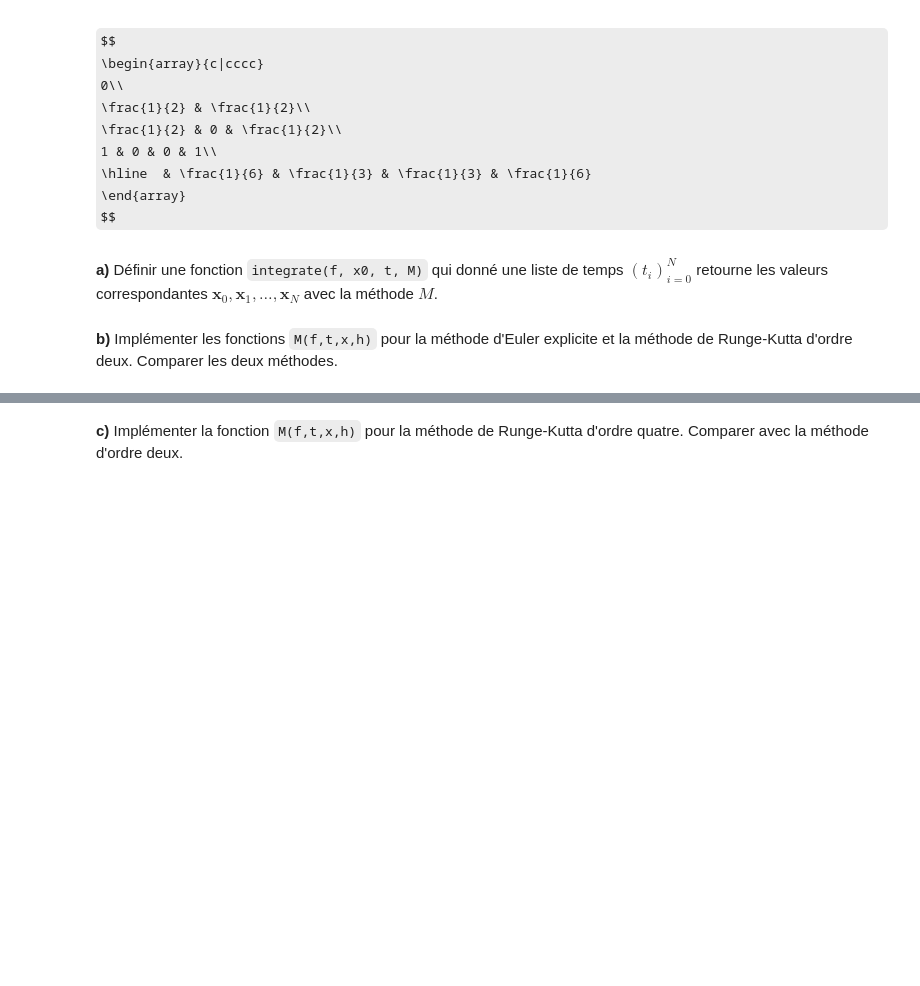
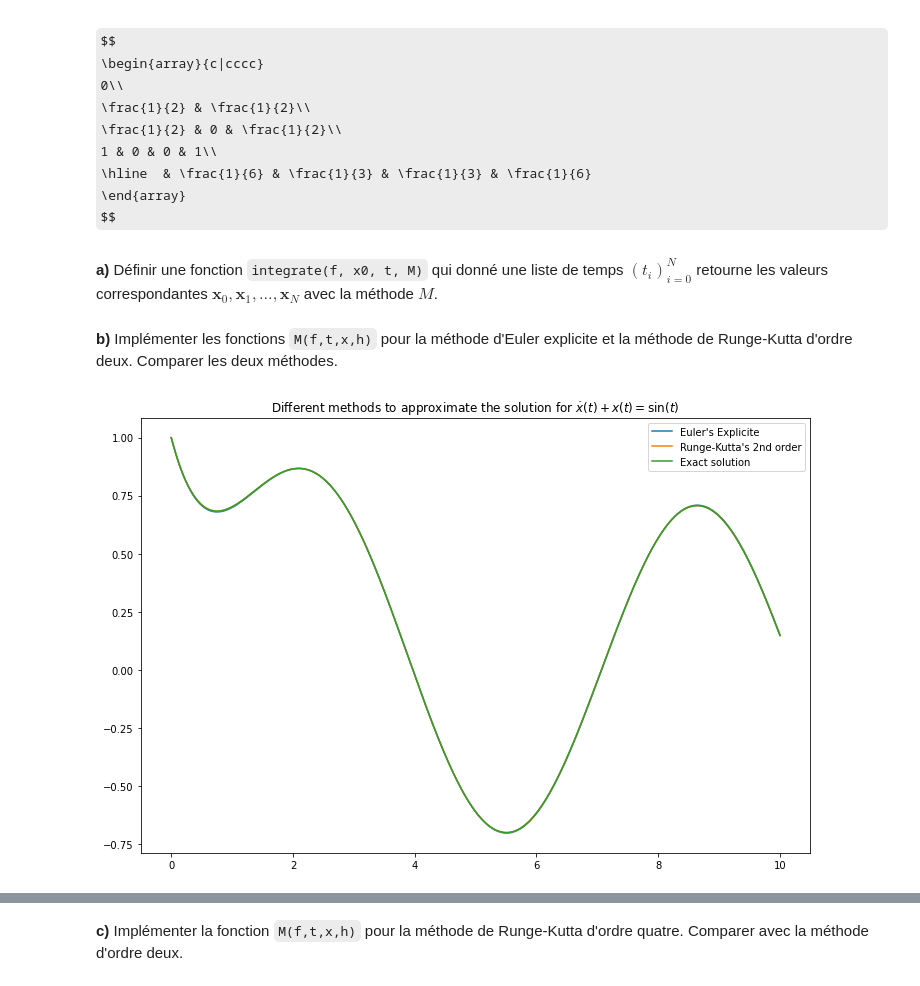
Before and after one commit to dqtvictory/Sorbonne-University, a Jupyter notebook: 3ma100/chap09.ipynb, the cells around one changed output, grey strips where cells are left out. Saved outputs shown, nothing was run; the diff lists cells and outputs as text; code cells hidden in the pictures; some formulas as TeX source; blank space fills up the shorter version.

```diff
--- a/3ma100/chap09.ipynb
+++ b/3ma100/chap09.ipynb
@@ -319,7 +374,40 @@ $$
 # %% [markdown]
 **a)**
 Définir une fonction `integrate(f, x0, t, M)` qui donné une liste de temps $(t_i)_ {i=0}^N$ retourne les valeurs correspondantes $\boldsymbol{x}_0,\boldsymbol{x}_1,\dots,\boldsymbol{x}_N$ avec la méthode $M$.
+# %%
+def integrate(f, x0, t, M):
+    x = np.zeros((t.shape[0], x0.shape[0]))
+    x[0] = x0
+    dt = t[1] - t[0]
+    for i in range(1, t.shape[0]):
+        x[i] = x[i-1] + M(f, t[i-1], x[i-1], dt)
+    return x
 # %% [markdown]
 
 **b)**
 Implémenter les fonctions `M(f,t,x,h)` pour la méthode d'Euler explicite et la méthode de Runge-Kutta d'ordre deux. Comparer les deux méthodes.
+# %%
+def M_euler_exp(f, t, x, h):
+    return h * f(t, x)
+
+def M_2nd(f, t, x, h):
+    return h * f(t+h/2, x + h/2*f(t,x))
+
+def f(t, x):
+    return np.sin(t) - x
+
+t = np.linspace(0,10,1000)
+x0 = np.array([1])
+sol_ee_RK = integrate(f, x0, t, M_euler_exp)
+sol_2nd_RK = integrate(f, x0, t, M_2nd)
+
+fig, ax = plt.subplots(figsize=(12,8))
+
+ax.plot(t, sol_ee_RK, label="Euler's Explicite")
+ax.plot(t, sol_2nd_RK, label="Runge-Kutta's 2nd order")
+ax.plot(t, exact_sol(t), label="Exact solution")
+plt.title("Different methods to approximate the solution for $\dot{x}(t)+x(t)=\sin{(t)}$")
+plt.legend()
+plt.show()
+# %% [output]
+[figure, added]
```
Also changed, not shown: parts of 8 cells of this notebook.
